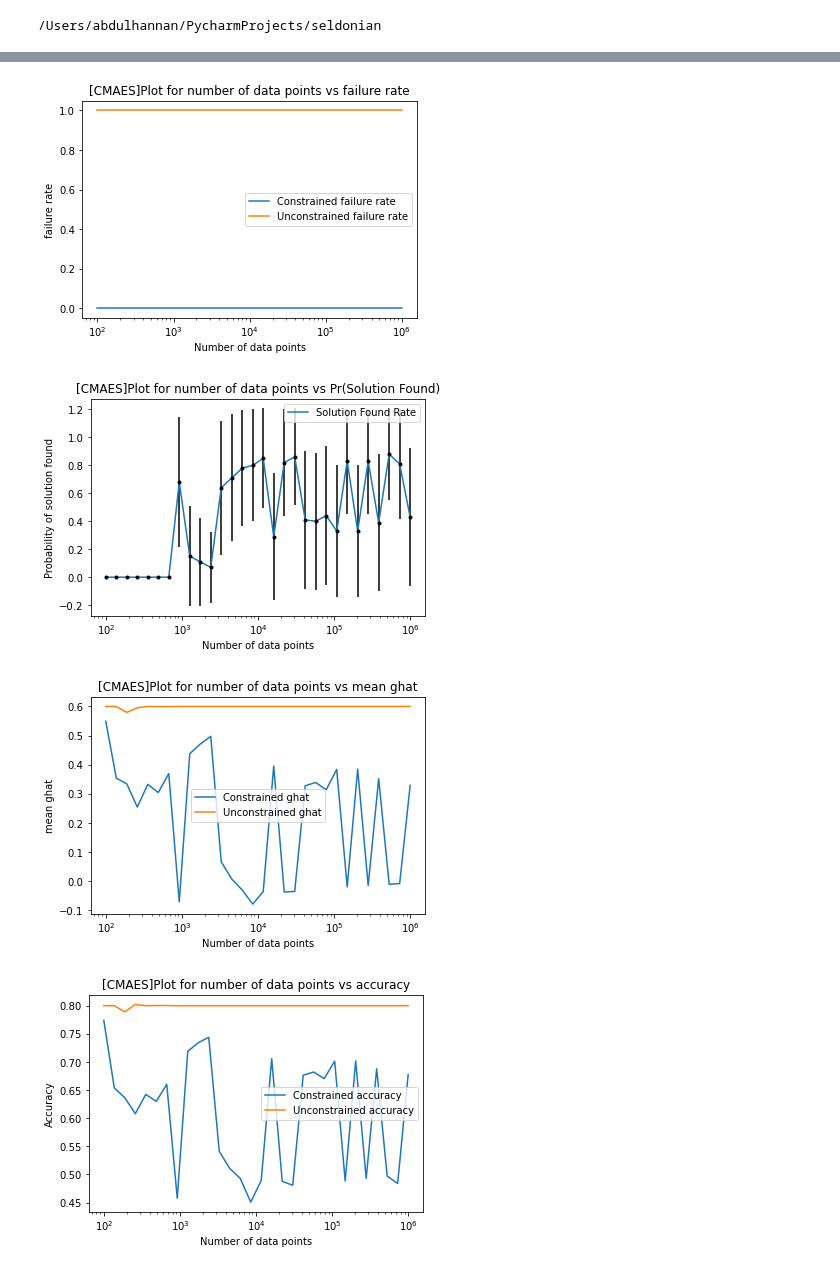
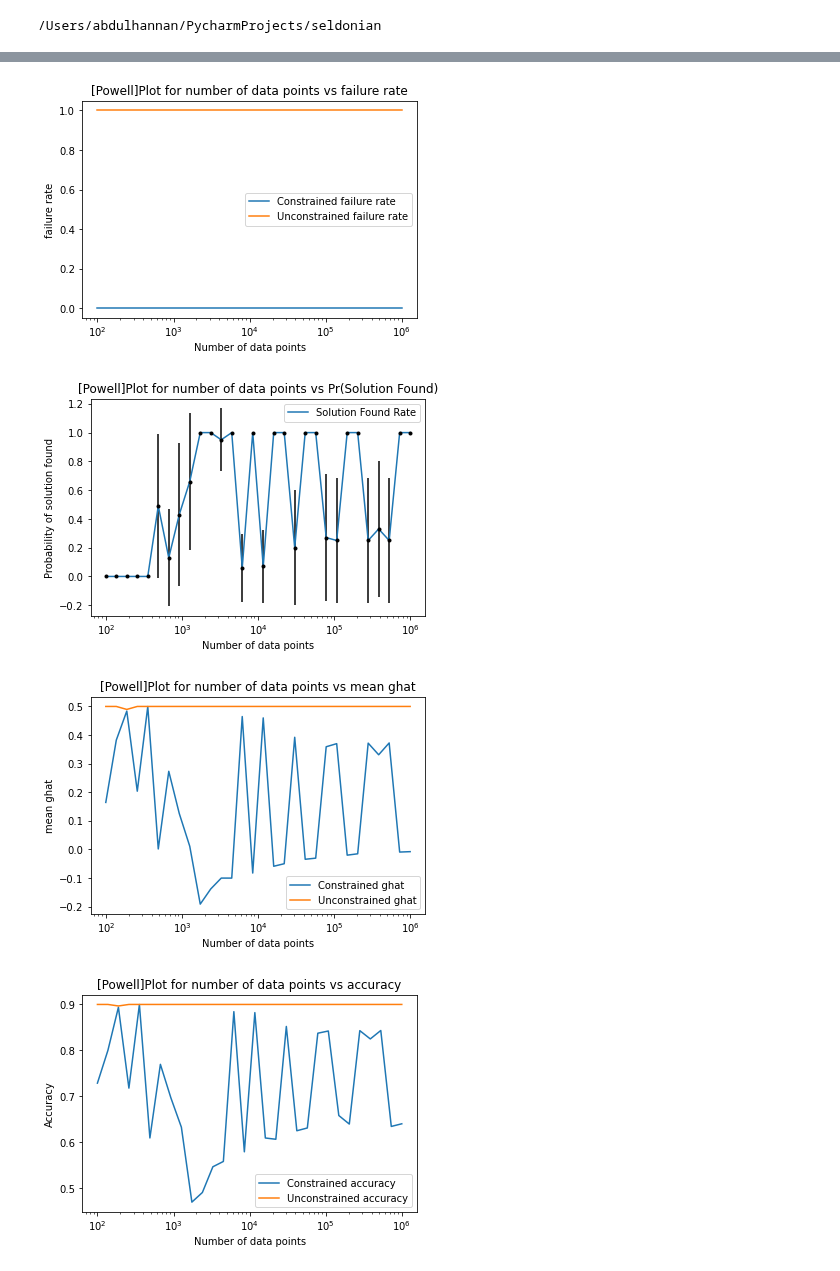
Before and after one commit to hannanabdul55/seldonian-fairness, a Jupyter notebook: notebooks/Plot_results-final.ipynb, the cells around one changed output, grey strips where cells are left out. Saved outputs shown, nothing was run; the diff lists cells and outputs as text; code cells hidden in the pictures.

```diff
--- a/notebooks/Plot_results-final.ipynb
+++ b/notebooks/Plot_results-final.ipynb
@@ -13,5 +13,5 @@ from experiment.plot_results import *
 # %%
-folder = 'result/result_final_powell_dry'
+folder = 'result/result_final_cmaes_hf_50tr'
 
 config = pickle.load(open(folder + "/config.p", "rb"))
 exps = pickle.load(open(folder + "/exps.p", "rb"))
@@ -27,5 +27,5 @@ plot_results(res, config['opt'])
 # %%
-folder = 'result/result_cmaes_tight_strat'
+folder = 'result/result_final_cmaes_hf_50tr_strat'
 
 config = pickle.load(open(folder + "/config.p", "rb"))
 exps = pickle.load(open(folder + "/exps.p", "rb"))
@@ -41,12 +41,12 @@ plot_results(res, config['opt'])
 # %%
-folder = 'result/result_week11_cmaes_hf_50tr'
+folder = 'result/result_final_powell_100tr_30n_hf_v2'
 
 config = pickle.load(open(folder + "/config.p", "rb"))
 exps = pickle.load(open(folder + "/exps.p", "rb"))
-# res = pickle.load(open(list(glob.glob(folder + '/final_res*.p'))[0], 'rb'))
+res = pickle.load(open(list(glob.glob(folder + '/final_res*.p'))[0], 'rb'))
 plot_results(res, config['opt'])
 # %% [output]
 [figure]
-[figure, old version]
+[figure, new version]
-[figure, old version]
+[figure, new version]
-[figure, old version]
+[figure, new version]
```
Also changed, not shown: parts of 11 cells of this notebook, 2 other files.
